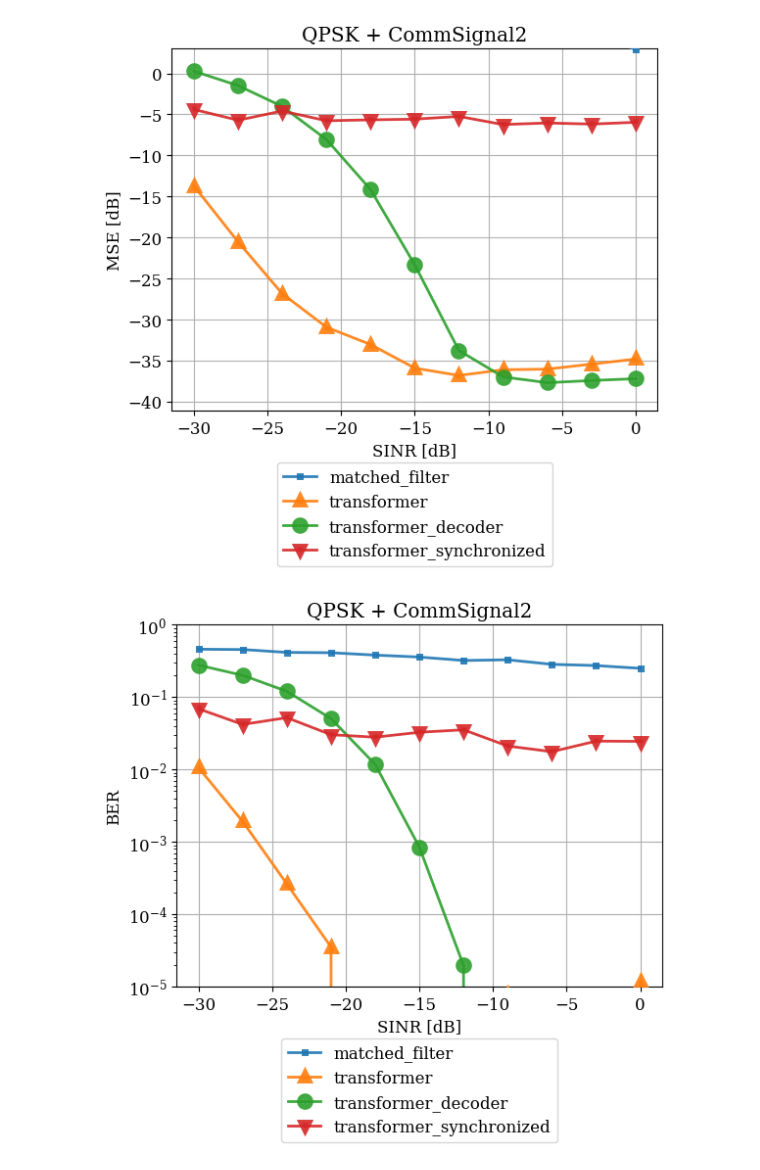
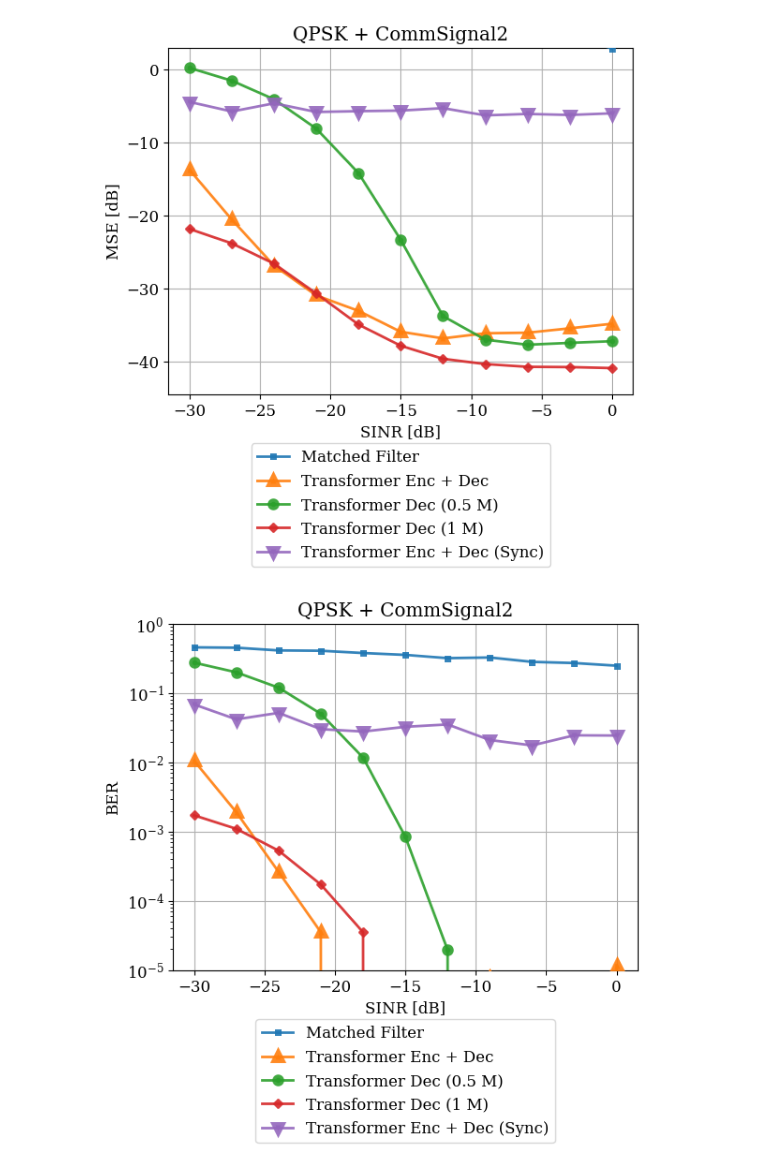
Before and after one commit to tkj516/RF_transformer, a Jupyter notebook: eval/visualize.ipynb, the cells around one changed output. Cells and saved outputs as stored; diff of their text form; code cells hidden in the pictures.

```diff
--- a/eval/visualize.ipynb
+++ b/eval/visualize.ipynb
@@ -32,31 +32,44 @@ all_methods_string = [
     "matched_filter",
     "transformer",
     "transformer_decoder",
+    "transformer_decoder_1M",
     "transformer_synchronized",
 ]
+
+label_dict = {
+    "matched_filter": "Matched Filter",
+    "transformer": "Transformer Enc + Dec",
+    "transformer_decoder": "Transformer Dec (0.5 M)",
+    "transformer_decoder_1M": "Transformer Dec (1 M)",
+    "transformer_synchronized": "Transformer Enc + Dec (Sync)",
+}
 
 marker_dict = {
     "matched_filter": "+",
     "transformer": "^",
     "transformer_decoder": "o",
+    "transformer_decoder_1M": "x",
     "transformer_synchronized": "v",
 }
 ms_dict = {
     "matched_filter": 4,
     "transformer": 4,
     "transformer_decoder": 4,
+    "transformer_decoder_1M": 4,
     "transformer_synchronized": 4,
 }
 mew_dict = {
     "matched_filter": 5,
     "transformer": 5,
-    "transformer_decoder": 8,
+    "transformer_decoder": 5,
+    "transformer_decoder_1M": 5,
     "transformer_synchronized": 5,
 }
 zorder_dict = {
     "matched_filter": 90,
     "transformer": 90,
     "transformer_decoder": 90,
+    "transformer_decoder_1M": 90,
     "transformer_synchronized": 90,
 }
 
@@ -90,7 +103,7 @@ for soi_type in ["QPSK"]:
                 all_sinr,
                 mse_to_plot[id_str],
                 marker_style,
-                label=id_str,
+                label=label_dict[id_str],
                 alpha=0.6 if "Default" in id_str else 0.9,
                 ms=ms_dict[id_str],
                 mew=mew_dict[id_str],
@@ -115,33 +128,33 @@ for soi_type in ["QPSK"]:
         )
 
         plt.figure()
         for id_str in ber_to_plot.keys():
             marker_style = "x--" if "Default" in id_str else marker_dict[id_str] + "-"
             plt.semilogy(
                 all_sinr,
                 ber_to_plot[id_str],
                 marker_style,
-                label=id_str,
+                label=label_dict[id_str],
                 alpha=0.6 if "Default" in id_str else 0.9,
                 ms=ms_dict[id_str],
                 mew=mew_dict[id_str],
                 zorder=zorder_dict[id_str],
             )
         plt.legend(loc="upper center", bbox_to_anchor=(0.5, -0.12))
         plt.grid()
         plt.ylim([1e-5, 1])
         plt.xlabel("SINR [dB]")
         plt.ylabel("BER")
         plt.title(f"{soi_type} + {interference_sig_type}")
 
         plt.savefig(
             os.path.join(
                 "/home/tejasj/data2/RF_transformer/eval_outputs/figures",
                 f"collated_BER_{soi_type}_{interference_sig_type}_Comparison.png",
             ),
             dpi=300,
             bbox_inches="tight",
         )
 # %% [output]
-[figure, old version]
+[figure, new version]
-[figure, old version]
+[figure, new version]
```
Also changed, not shown: 3 other files.
